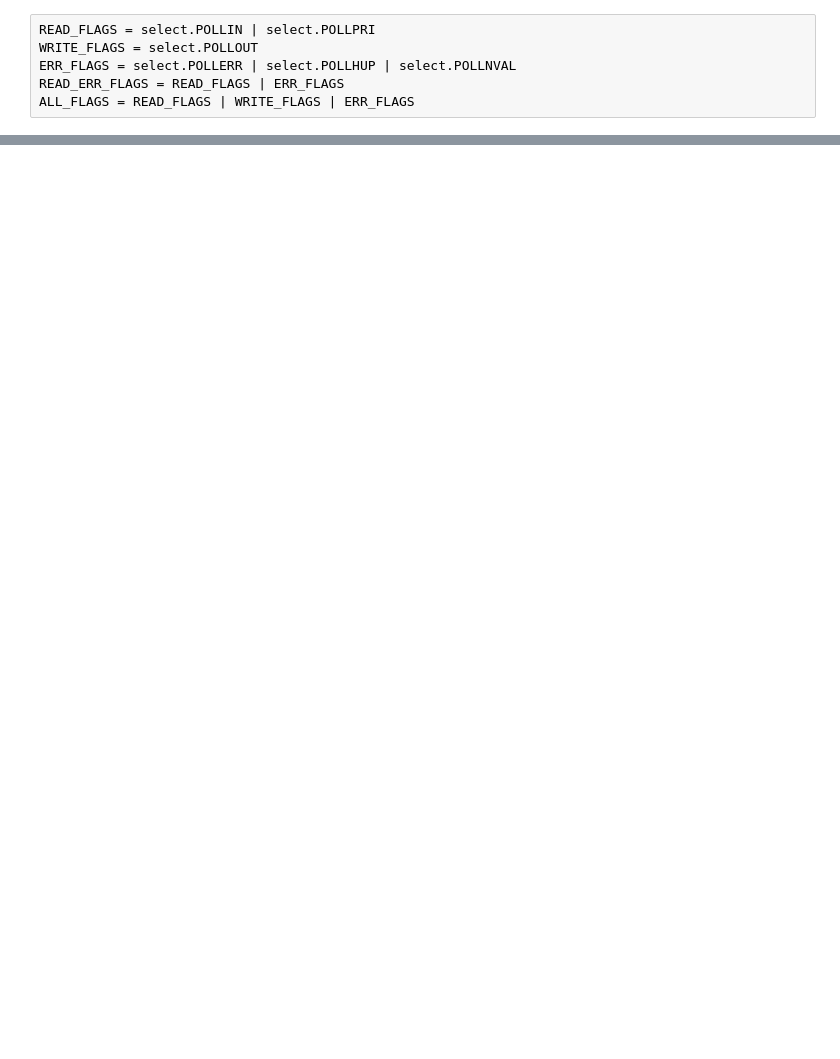
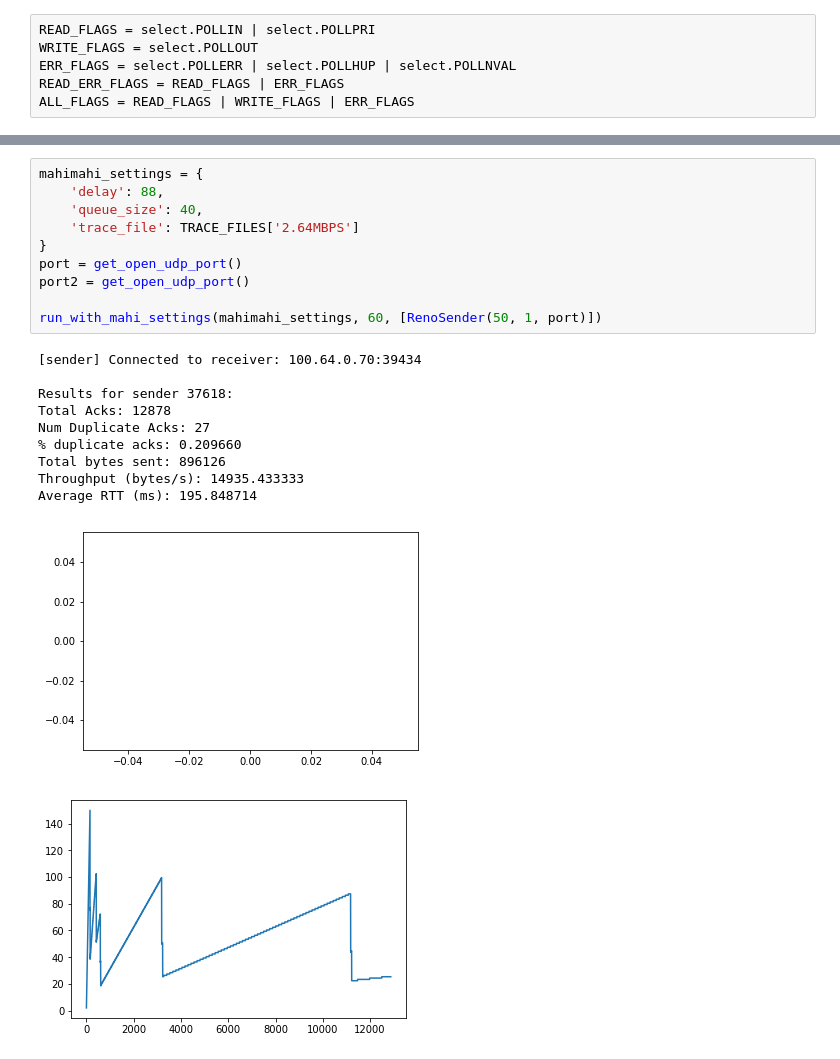
Before and after one commit to squidarth/network-performance-jupyter, a Jupyter notebook: Network-Performance-Testing.ipynb, the cells around one changed output, grey strips where cells are left out. Drawn from its saved outputs; the diff is of its cells as text; blank space fills up the shorter version.

```diff
--- a/Network-Performance-Testing.ipynb
+++ b/Network-Performance-Testing.ipynb
@@ -289,0 +411,22 @@ Average RTT (ms): 301.423277
+# %%
+mahimahi_settings = {
+    'delay': 88,
+    'queue_size': 40,
+    'trace_file': TRACE_FILES['2.64MBPS']
+}
+port = get_open_udp_port()
+port2 = get_open_udp_port()
+
+run_with_mahi_settings(mahimahi_settings, 60, [RenoSender(50, 1, port)])
+# %% [output]
+[sender] Connected to receiver: 100.64.0.70:39434
+
+Results for sender 37618:
+Total Acks: 12878
+Num Duplicate Acks: 27
+% duplicate acks: 0.209660
+Total bytes sent: 896126
+Throughput (bytes/s): 14935.433333
+Average RTT (ms): 195.848714
+[figure, added]
+[figure, added]
```
Also changed, not shown: parts of 16 cells of this notebook.
